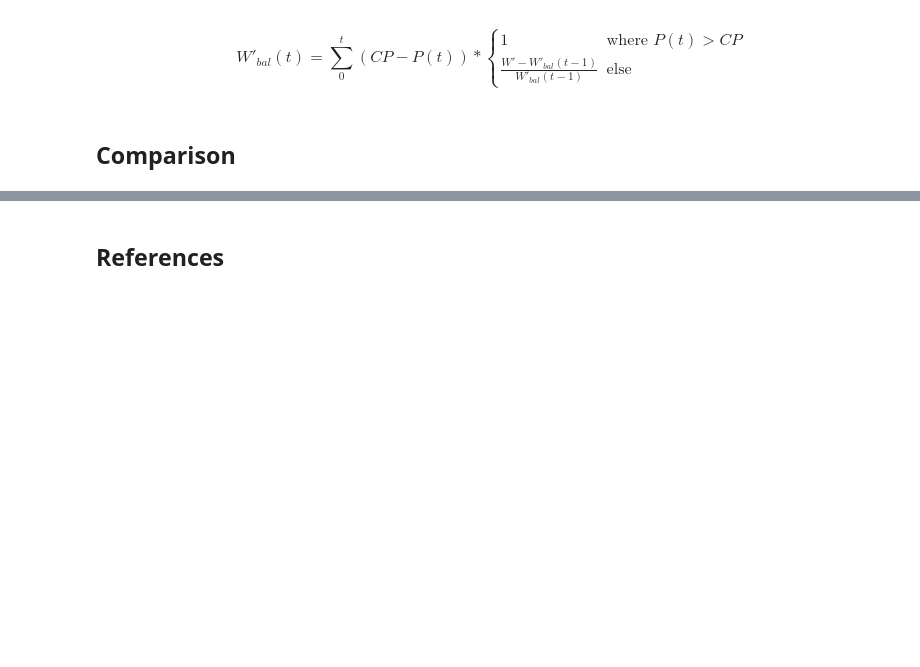
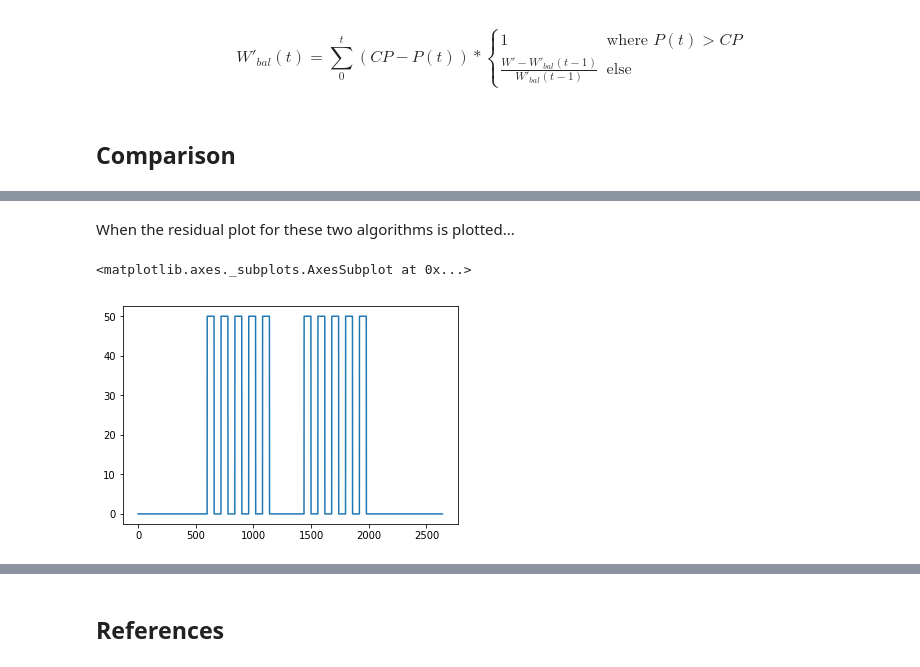
Before and after one commit to AartGoossens/publications, a Jupyter notebook: w_balance_algorithms/article.ipynb, the cells around one changed output, grey strips where cells are left out. Drawn from its saved outputs; the diff is of its cells as text; code cells hidden in the pictures; blank space fills up the shorter version.

```diff
--- a/w_balance_algorithms/article.ipynb
+++ b/w_balance_algorithms/article.ipynb
@@ -105,0 +97,7 @@ fig.show()
+# %% [markdown]
+When the residual plot for these two algorithms is plotted...
+# %%
+(wdf.w_balance_skiba - wdf.w_balance_waterworth).plot()
+# %% [output]
+<matplotlib.axes._subplots.AxesSubplot at 0x...>
+[figure, added]
```
Also changed, not shown: parts of 14 cells of this notebook.
